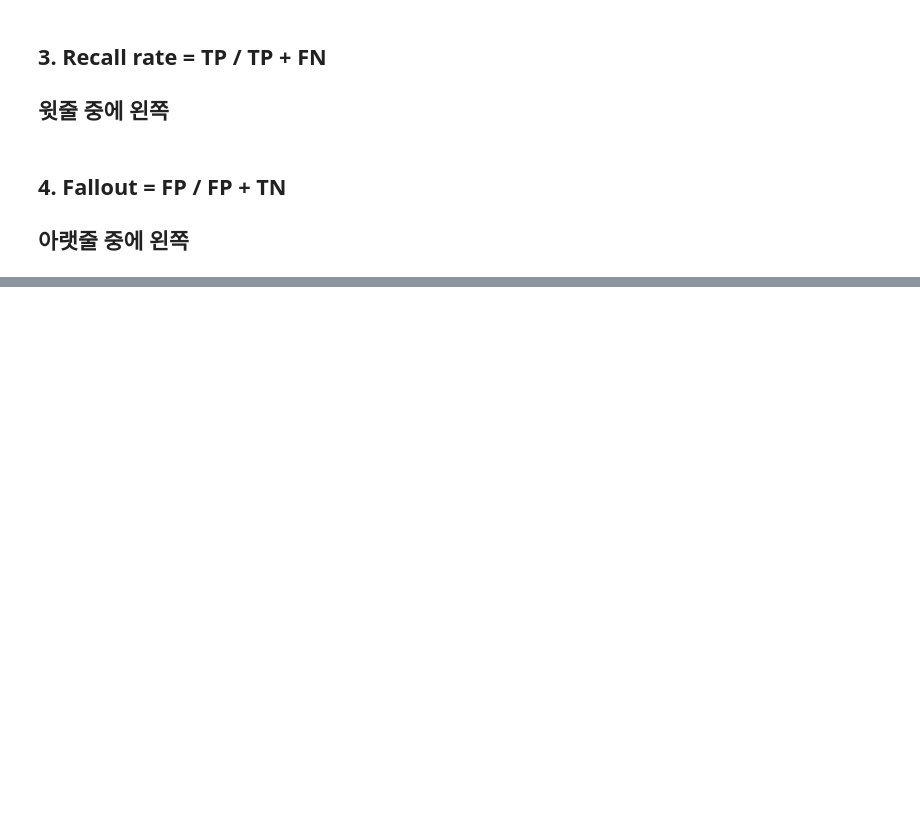
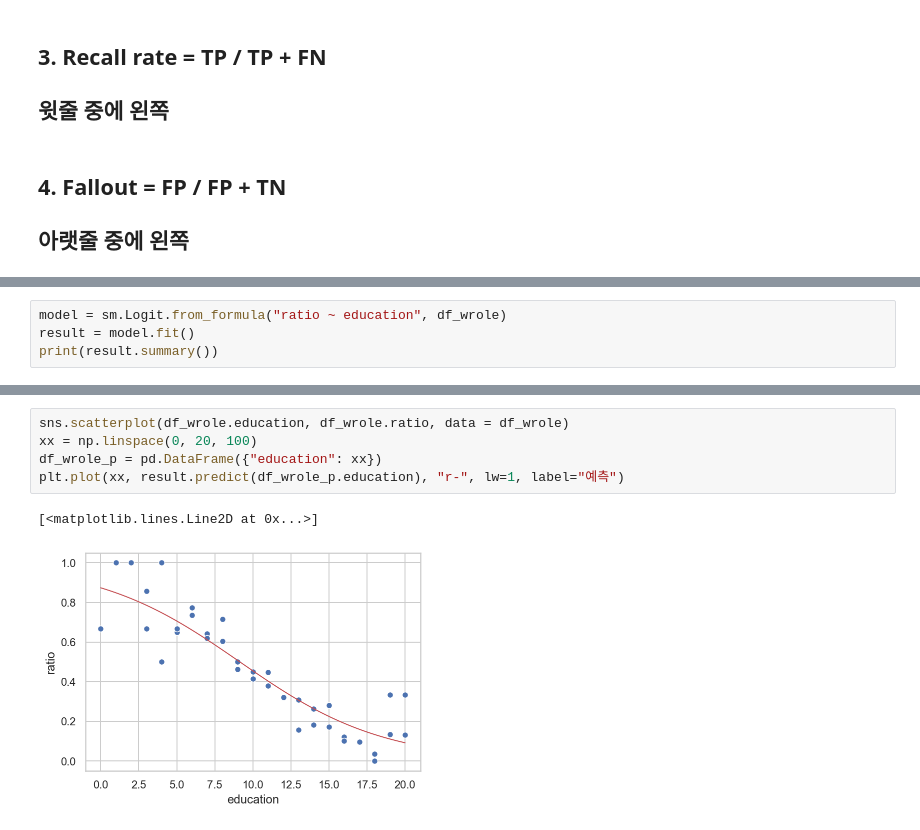
Before and after one commit to KIMS-Github/TIL_, a Jupyter notebook: math/Math_Test_1_2_3/Math_test_part3.ipynb, the cells around one changed output, grey strips where cells are left out. Saved outputs shown, nothing was run; the diff lists cells and outputs as text; blank space fills up the shorter version.

```diff
--- a/math/Math_Test_1_2_3/Math_test_part3.ipynb
+++ b/math/Math_Test_1_2_3/Math_test_part3.ipynb
@@ -152,0 +355,4 @@ array([[0, 2],
+# %%
+model = sm.Logit.from_formula("ratio ~ education", df_wrole)
+result = model.fit()
+print(result.summary())
@@ -152,0 +378,8 @@ array([[0, 2],
+# %%
+sns.scatterplot(df_wrole.education, df_wrole.ratio, data = df_wrole)
+xx = np.linspace(0, 20, 100)
+df_wrole_p = pd.DataFrame({"education": xx})
+plt.plot(xx, result.predict(df_wrole_p.education), "r-", lw=1, label="예측")
+# %% [output]
+[<matplotlib.lines.Line2D at 0x...>]
+[figure, added]
```
Also changed, not shown: parts of 21 cells of this notebook.
